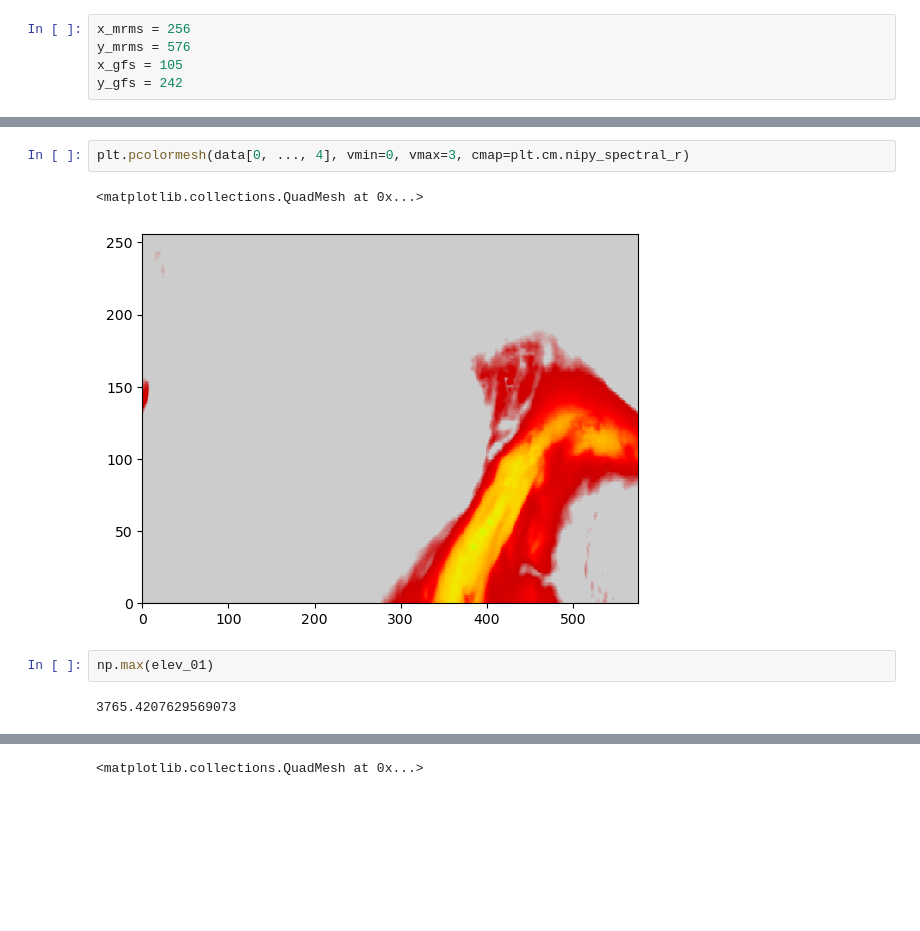
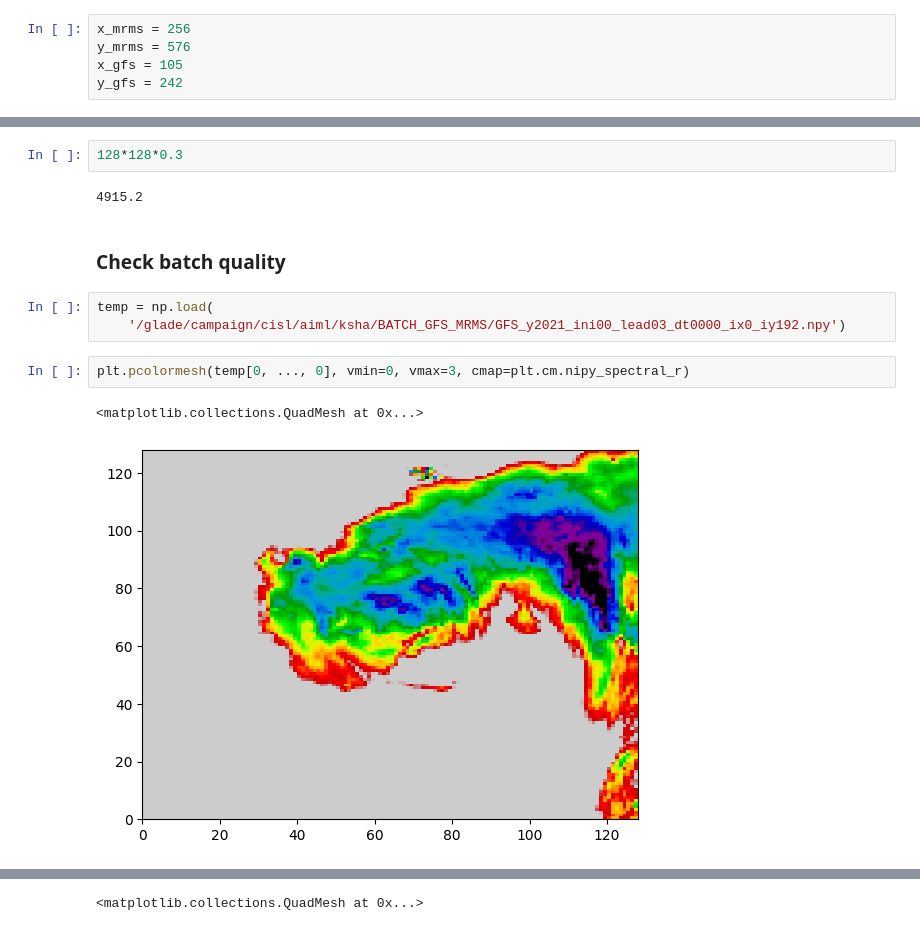
Before and after one commit to yingkaisha/MRMS_diffusion_bridge, a Jupyter notebook: DATA03_Batch_Gen_GFS.ipynb, the cells around one changed output, grey strips where cells are left out. Drawn from its saved outputs; the diff is of its cells as text; blank space fills up the shorter version.

Commit message:
update batch gen notebooks

```diff
--- a/DATA03_Batch_Gen_GFS.ipynb
+++ b/DATA03_Batch_Gen_GFS.ipynb
@@ -162,9 +174,14 @@ for lead in LEADs:
-# %%
-plt.pcolormesh(data[0, ..., 4], vmin=0, vmax=3, cmap=plt.cm.nipy_spectral_r)
-# %% [output]
-<matplotlib.collections.QuadMesh at 0x...>
-[figure, removed]
-# %%
-np.max(elev_01)
-# %% [output]
-3765.4207629569073
+# %%
+128*128*0.3
+# %% [output]
+4915.2
+# %% [markdown]
+### Check batch quality
+# %%
+temp = np.load(
+    '/glade/campaign/cisl/aiml/ksha/BATCH_GFS_MRMS/GFS_y2021_ini00_lead03_dt0000_ix0_iy192.npy')
+# %%
+plt.pcolormesh(temp[0, ..., 0], vmin=0, vmax=3, cmap=plt.cm.nipy_spectral_r)
+# %% [output]
+<matplotlib.collections.QuadMesh at 0x...>
+[figure, added]
```
Also changed, not shown: parts of 9 cells of this notebook, 2 other files.
